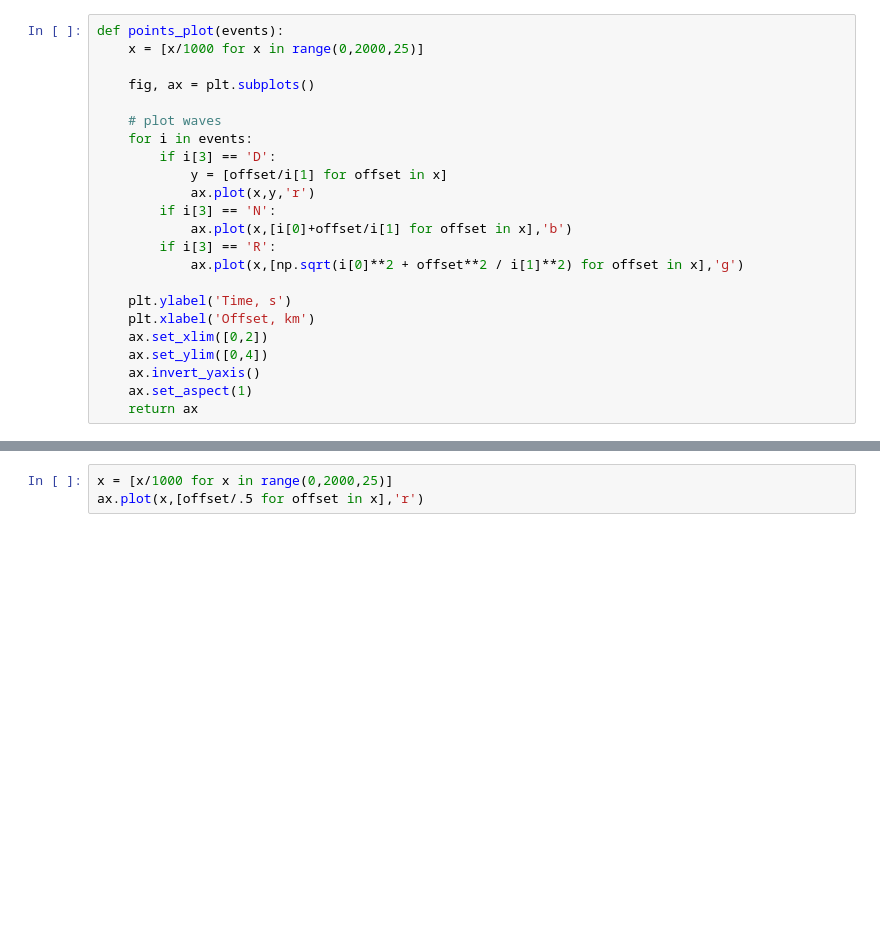
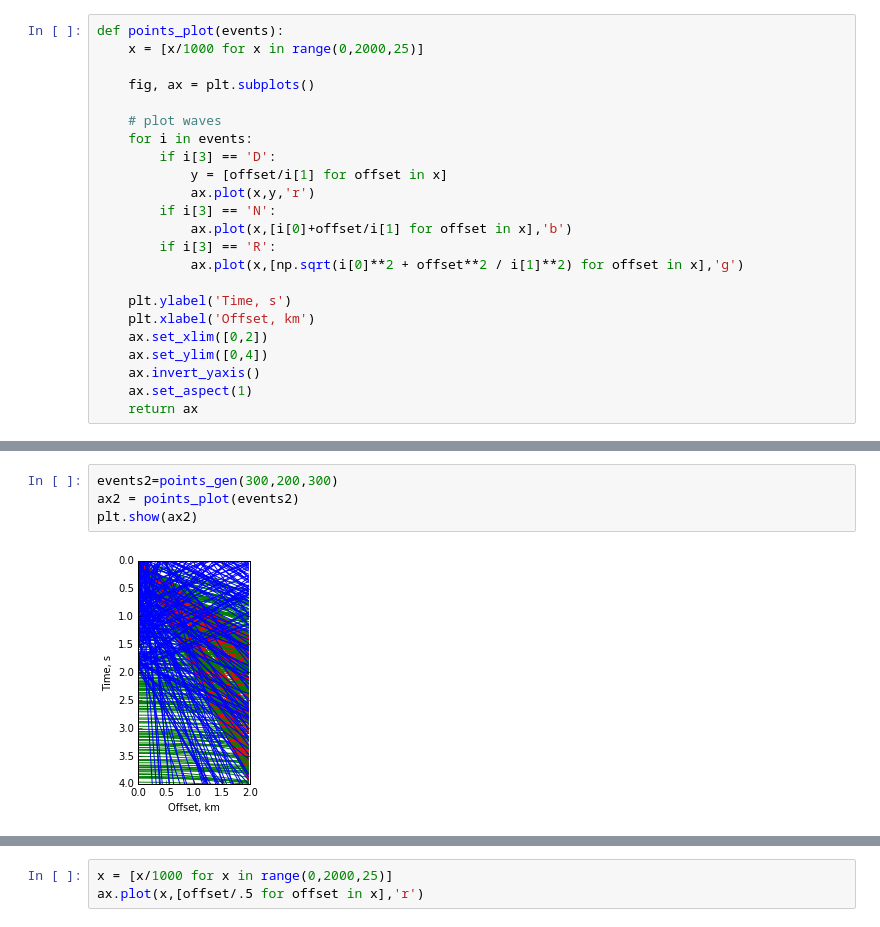
Before and after one commit to yuriyi/hackathon2017, a Jupyter notebook: Project_hackathon.ipynb, the cells around one changed output, grey strips where cells are left out. Cells and saved outputs as stored; diff of their text form; blank space fills up the shorter version.

```diff
--- a/Project_hackathon.ipynb
+++ b/Project_hackathon.ipynb
@@ -76,0 +74,6 @@ plt.show(ax)
+# %%
+events2=points_gen(300,200,300)
+ax2 = points_plot(events2)
+plt.show(ax2)
+# %% [output]
+[figure, added]
```
Also changed, not shown: parts of 7 cells of this notebook, 1 other file.
